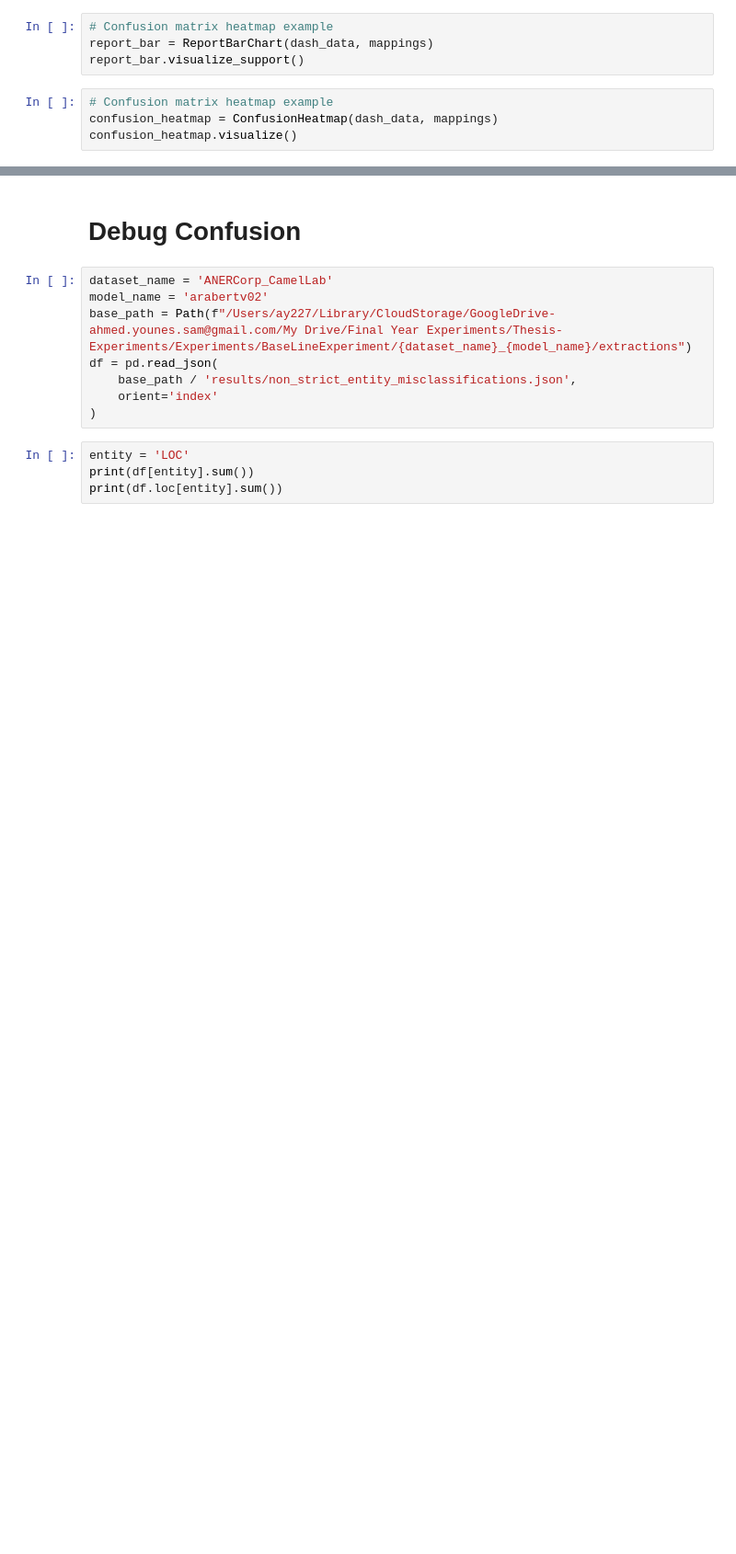
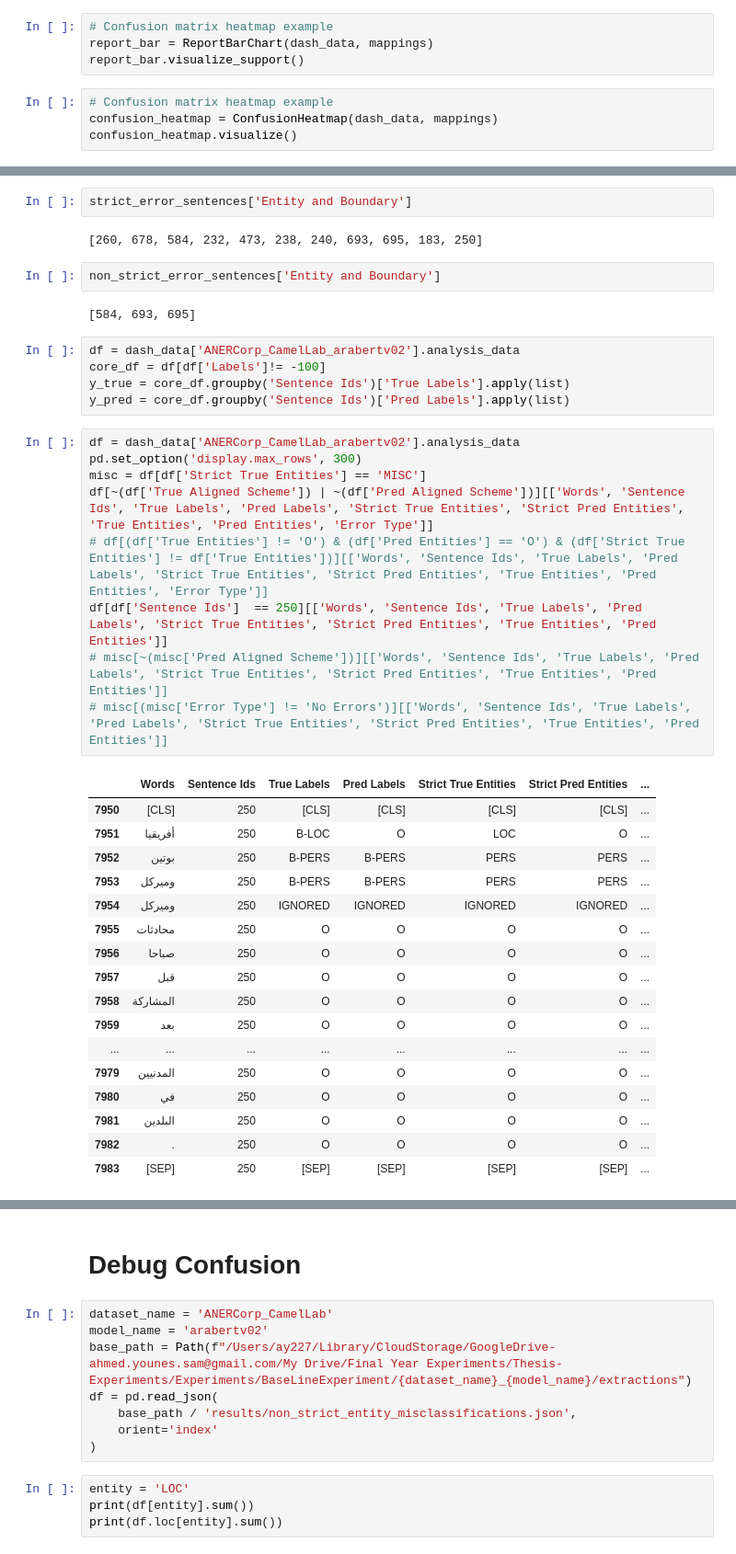
Before and after one commit to ay94/deformar-dashboard, a Jupyter notebook: notebooks/analysis/entity_performance_discrepancy.ipynb, the cells around one changed output, grey strips where cells are left out. Shown at 92% size. Cells and saved outputs as stored; diff of their text form; blank space fills up the shorter version.

Commit message:
extra data analysis

```diff
--- a/notebooks/analysis/entity_performance_discrepancy.ipynb
+++ b/notebooks/analysis/entity_performance_discrepancy.ipynb
@@ -525,0 +1781,40 @@ entity_errors_heatmap.visualize('false_positives')
+# %%
+strict_error_sentences['Entity and Boundary']
+# %% [output]
+[260, 678, 584, 232, 473, 238, 240, 693, 695, 183, 250]
+# %%
+non_strict_error_sentences['Entity and Boundary']
+# %% [output]
+[584, 693, 695]
+# %%
+df = dash_data['ANERCorp_CamelLab_arabertv02'].analysis_data
+core_df = df[df['Labels']!= -100]
+y_true = core_df.groupby('Sentence Ids')['True Labels'].apply(list)
+y_pred = core_df.groupby('Sentence Ids')['Pred Labels'].apply(list)
+# %%
+df = dash_data['ANERCorp_CamelLab_arabertv02'].analysis_data
+pd.set_option('display.max_rows', 300)
+misc = df[df['Strict True Entities'] == 'MISC']
+df[~(df['True Aligned Scheme']) | ~(df['Pred Aligned Scheme'])][['Words', 'Sentence Ids', 'True Labels', 'Pred Labels', 'Strict True Entities', 'Strict Pred Entities', 'True Entities', 'Pred Entities', 'Error Type']]
+# df[(df['True Entities'] != 'O') & (df['Pred Entities'] == 'O') & (df['Strict True Entities'] != df['True Entities'])][['Words', 'Sentence Ids', 'True Labels', 'Pred Labels', 'Strict True Entities', 'Strict Pred Entities', 'True Entities', 'Pred Entities', 'Error Type']]
+df[df['Sentence Ids']  == 250][['Words', 'Sentence Ids', 'True Labels', 'Pred Labels', 'Strict True Entities', 'Strict Pred Entities', 'True Entities', 'Pred Entities']]
+# misc[~(misc['Pred Aligned Scheme'])][['Words', 'Sentence Ids', 'True Labels', 'Pred Labels', 'Strict True Entities', 'Strict Pred Entities', 'True Entities', 'Pred Entities']]
+# misc[(misc['Error Type'] != 'No Errors')][['Words', 'Sentence Ids', 'True Labels', 'Pred Labels', 'Strict True Entities', 'Strict Pred Entities', 'True Entities', 'Pred Entities']]
+# %% [output]
+|  | Words | Sentence Ids | True Labels | Pred Labels | Strict True Entities | Strict Pred Entities | ... |
+| 7950 | [CLS] | 250 | [CLS] | [CLS] | [CLS] | [CLS] | ... |
+| 7951 | أفريقيا | 250 | B-LOC | O | LOC | O | ... |
+| 7952 | بوتين | 250 | B-PERS | B-PERS | PERS | PERS | ... |
+| 7953 | وميركل | 250 | B-PERS | B-PERS | PERS | PERS | ... |
+| 7954 | وميركل | 250 | IGNORED | IGNORED | IGNORED | IGNORED | ... |
+| 7955 | محادثات | 250 | O | O | O | O | ... |
+| 7956 | صباحا | 250 | O | O | O | O | ... |
+| 7957 | قبل | 250 | O | O | O | O | ... |
+| 7958 | المشاركة | 250 | O | O | O | O | ... |
+| 7959 | بعد | 250 | O | O | O | O | ... |
+| ... | ... | ... | ... | ... | ... | ... | ... |
+| 7979 | المدنيين | 250 | O | O | O | O | ... |
+| 7980 | في | 250 | O | O | O | O | ... |
+| 7981 | البلدين | 250 | O | O | O | O | ... |
+| 7982 | . | 250 | O | O | O | O | ... |
+| 7983 | [SEP] | 250 | [SEP] | [SEP] | [SEP] | [SEP] | ... |
```
Also changed, not shown: parts of 60 cells of this notebook, 8 other files.
